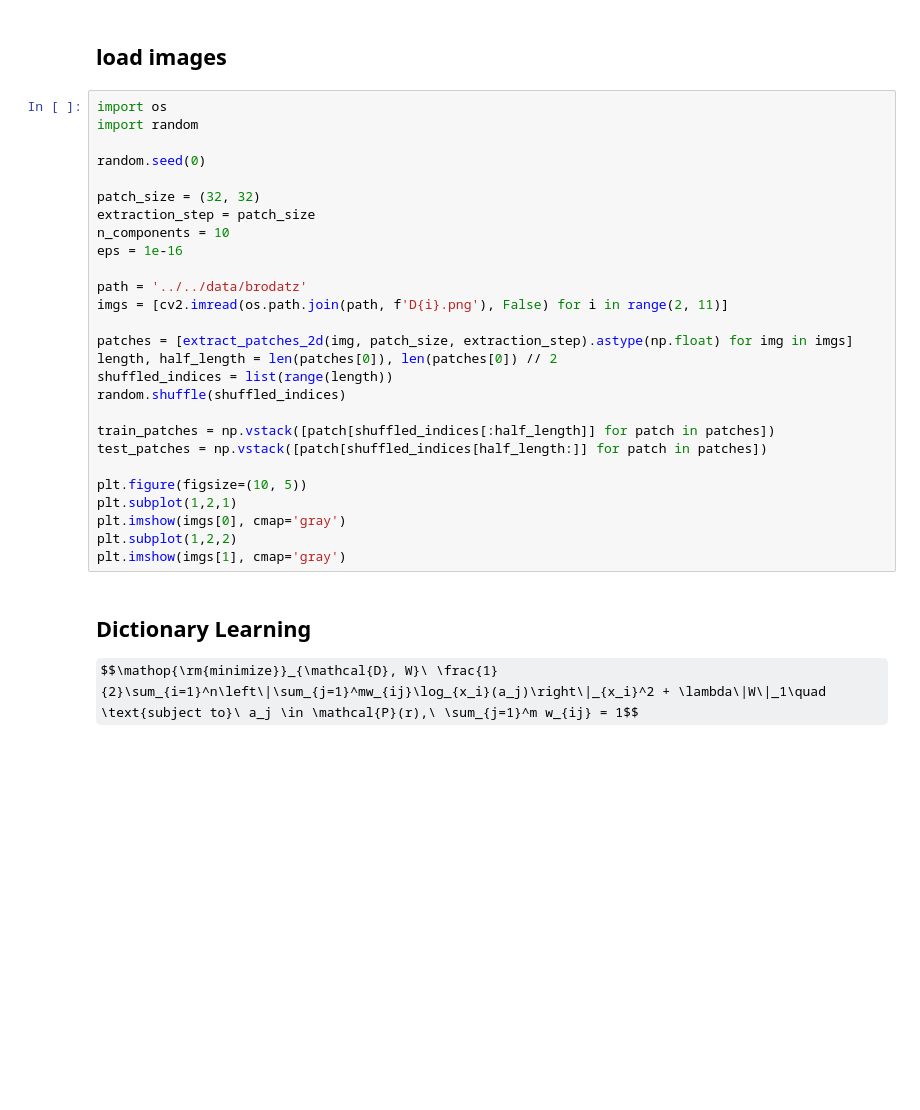
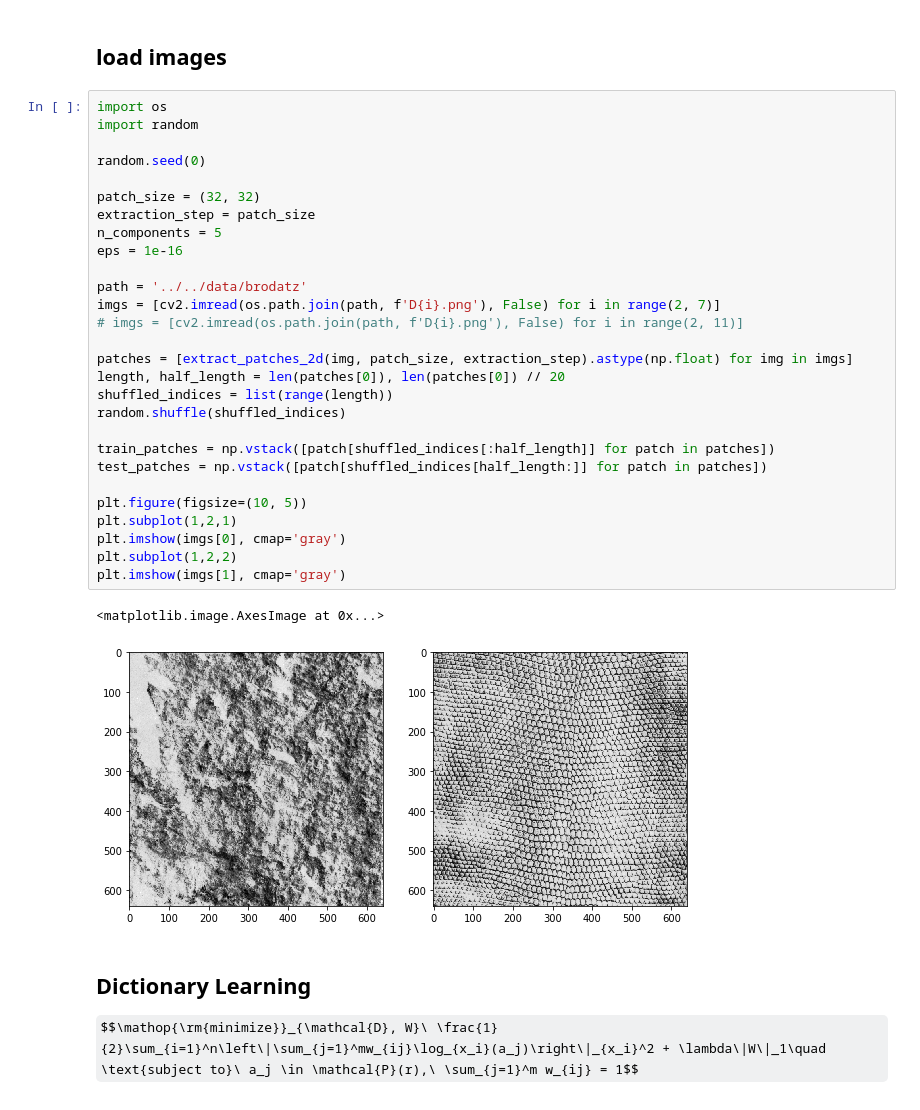
Before and after one commit to Mrrmm510/ManifoldOptimization, a Jupyter notebook: notebook/dictionary-learning/dictionary-learning-brodatz.ipynb, the cells around one changed output. Cells and saved outputs as stored; diff of their text form; some formulas as TeX source; blank space fills up the shorter version.

```diff
--- a/notebook/dictionary-learning/dictionary-learning-brodatz.ipynb
+++ b/notebook/dictionary-learning/dictionary-learning-brodatz.ipynb
@@ -15,30 +15,34 @@ from modules.feature_extraction.image import extract_patches_2d, reconstruct_fro
 # %%
 import os
 import random
 
 random.seed(0)
 
 patch_size = (32, 32)
 extraction_step = patch_size
-n_components = 10
+n_components = 5
 eps = 1e-16
 
 path = '../../data/brodatz'
-imgs = [cv2.imread(os.path.join(path, f'D{i}.png'), False) for i in range(2, 11)]
+imgs = [cv2.imread(os.path.join(path, f'D{i}.png'), False) for i in range(2, 7)]
+# imgs = [cv2.imread(os.path.join(path, f'D{i}.png'), False) for i in range(2, 11)]
 
 patches = [extract_patches_2d(img, patch_size, extraction_step).astype(np.float) for img in imgs]
-length, half_length = len(patches[0]), len(patches[0]) // 2
+length, half_length = len(patches[0]), len(patches[0]) // 20
 shuffled_indices = list(range(length))
 random.shuffle(shuffled_indices)
 
 train_patches = np.vstack([patch[shuffled_indices[:half_length]] for patch in patches])
 test_patches = np.vstack([patch[shuffled_indices[half_length:]] for patch in patches])
 
 plt.figure(figsize=(10, 5))
 plt.subplot(1,2,1)
 plt.imshow(imgs[0], cmap='gray')
 plt.subplot(1,2,2)
 plt.imshow(imgs[1], cmap='gray')
+# %% [output]
+<matplotlib.image.AxesImage at 0x...>
+[figure, added]
 # %% [markdown]
 ## Dictionary Learning
 
```
Also changed, not shown: parts of 9 cells of this notebook, 4 other files.
